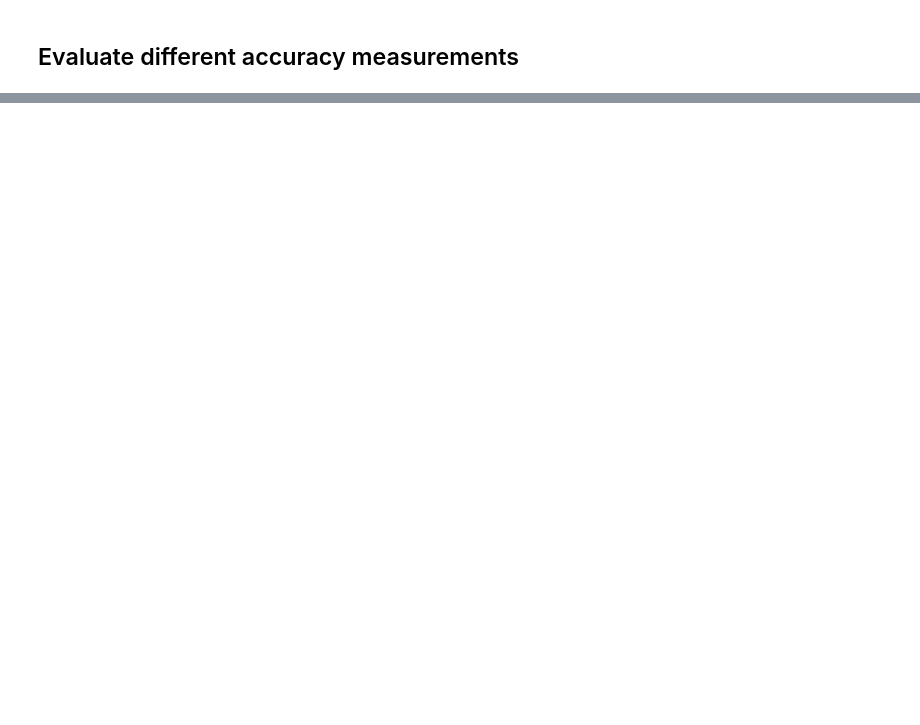
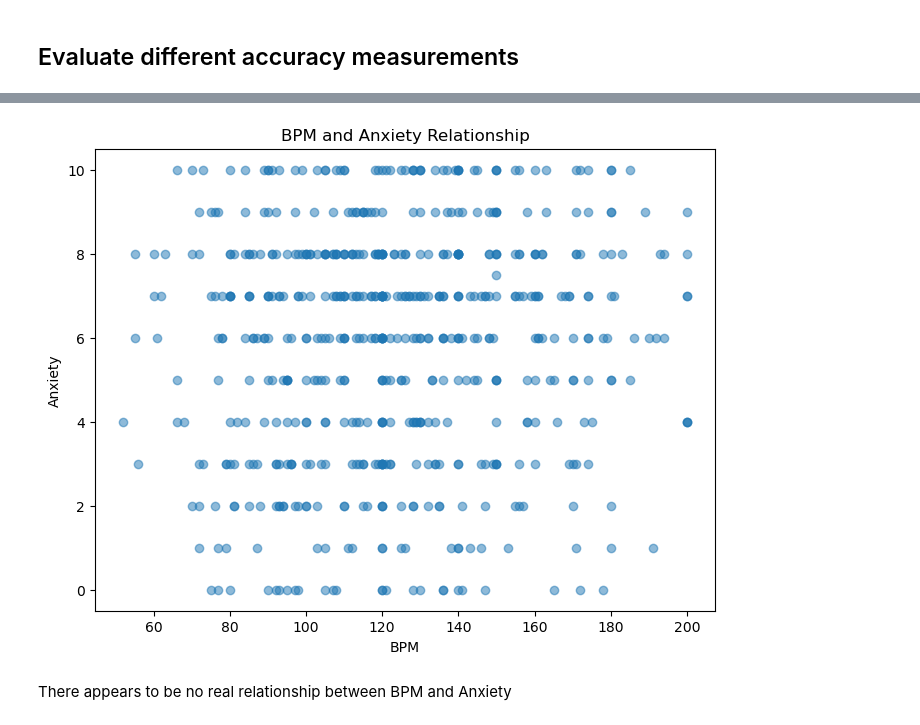
Before and after one commit to ElliceNels/B3EPIC, a Jupyter notebook: Data_Science_Workflow.ipynb, the cells around one changed output, grey strips where cells are left out. Drawn from its saved outputs; the diff is of its cells as text; code cells hidden in the pictures; blank space fills up the shorter version.

```diff
--- a/Data_Science_Workflow.ipynb
+++ b/Data_Science_Workflow.ipynb
@@ -550,0 +425,14 @@ Name: Mental health score, dtype: float64
+# %%
+BPM = dataset['BPM']
+Anxiety = dataset['Anxiety']
+
+plt.figure(figsize=(8, 6))
+plt.scatter(BPM, Anxiety, alpha=0.5)
+plt.xlabel('BPM')
+plt.ylabel('Anxiety')
+plt.title('BPM and Anxiety Relationship')
+plt.show()
+# %% [output]
+[figure, added]
+# %% [markdown]
+There appears to be no real relationship between BPM and Anxiety
```
Also changed, not shown: parts of 53 cells of this notebook.
